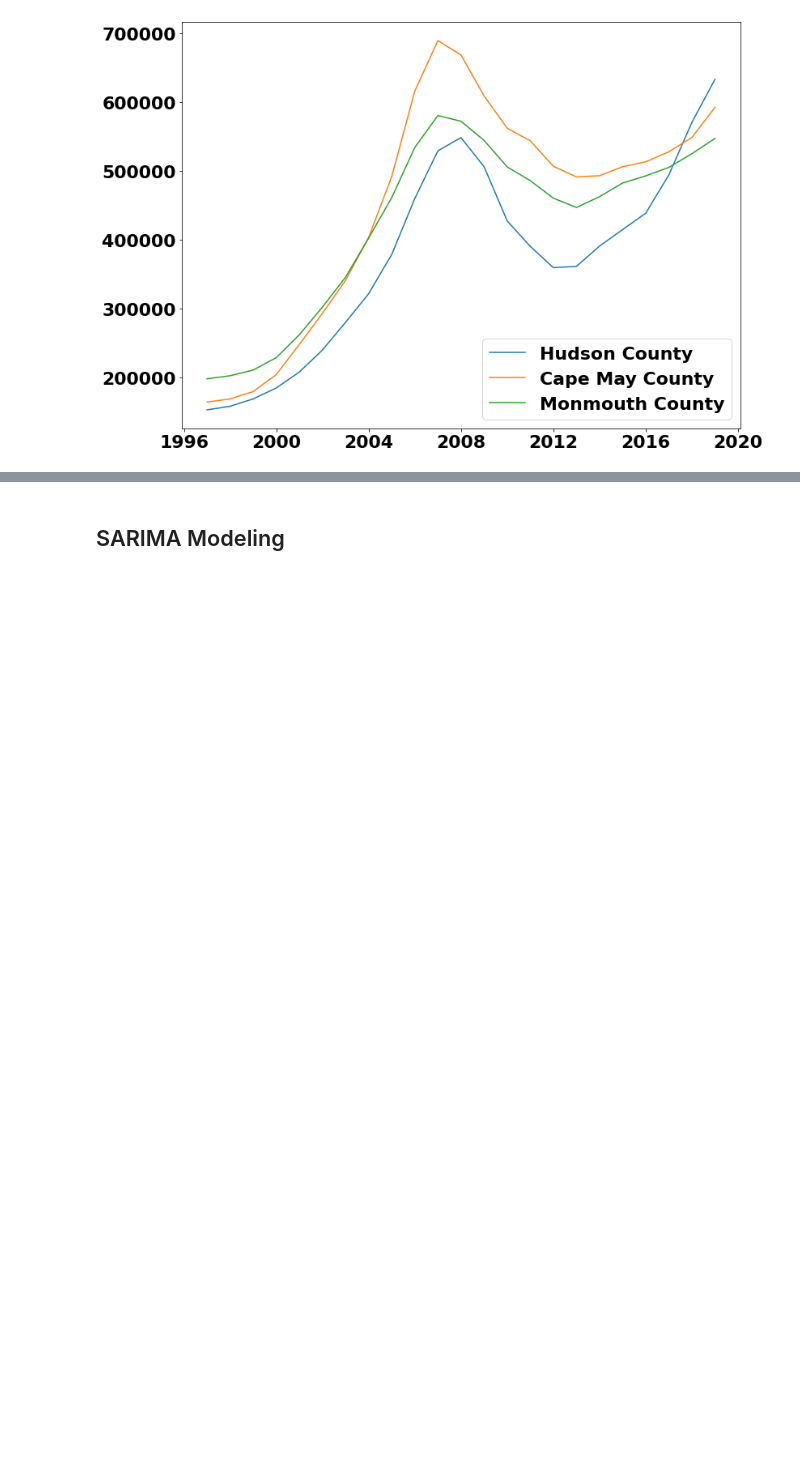
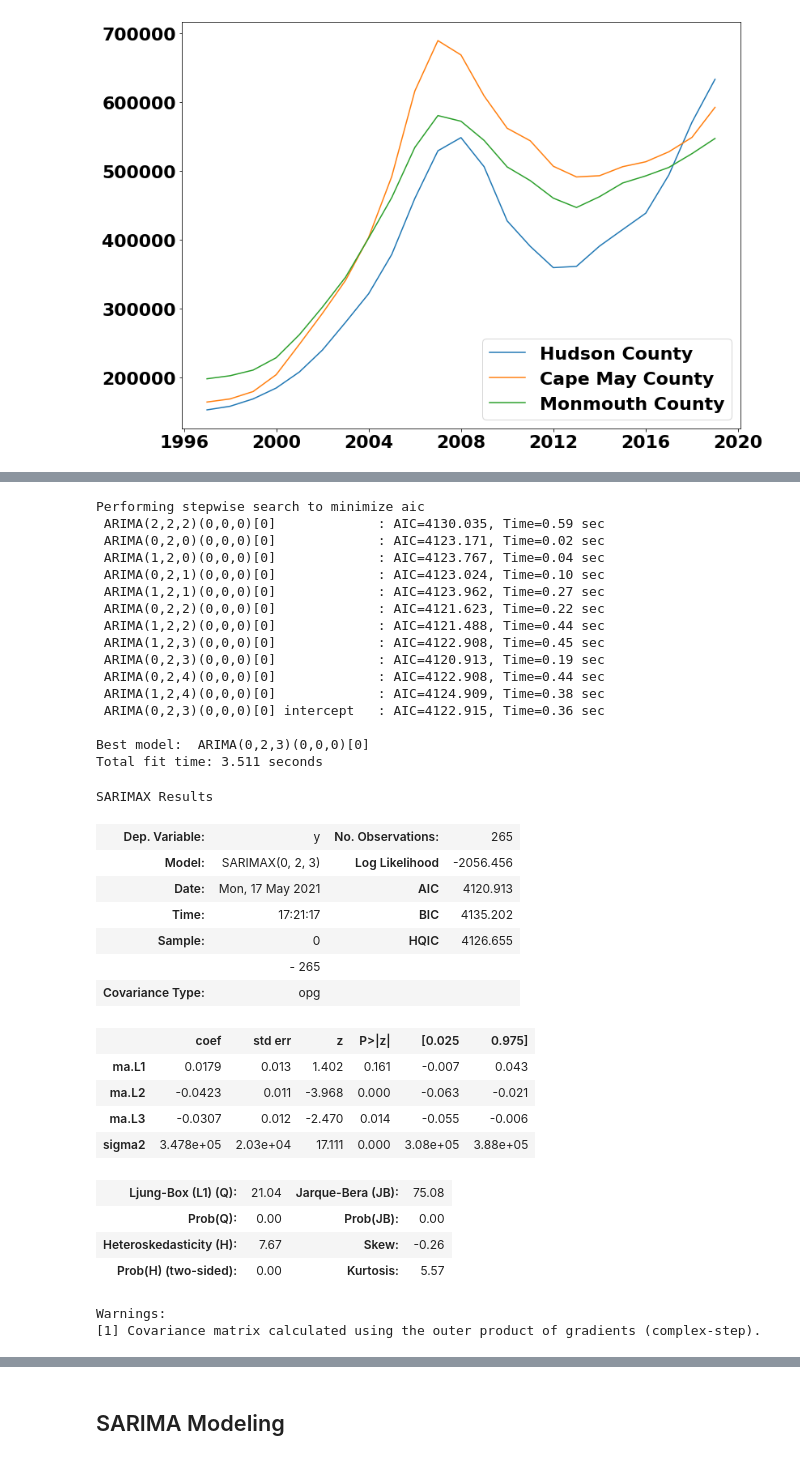
Before and after one commit to jmg0144/Zillow-Time-Series-Analysis, a Jupyter notebook: zillow-time-series-analysis.ipynb, the cells around one changed output, grey strips where cells are left out. Saved outputs shown, nothing was run; the diff lists cells and outputs as text; code cells hidden in the pictures; blank space fills up the shorter version.

```diff
--- a/zillow-time-series-analysis.ipynb
+++ b/zillow-time-series-analysis.ipynb
@@ -809,0 +859,38 @@ fig.tight_layout()
+# %%
+county_stepwise_fit(ocean_df)
+# %% [output]
+Performing stepwise search to minimize aic
+ ARIMA(2,2,2)(0,0,0)[0]             : AIC=4130.035, Time=0.59 sec
+ ARIMA(0,2,0)(0,0,0)[0]             : AIC=4123.171, Time=0.02 sec
+ ARIMA(1,2,0)(0,0,0)[0]             : AIC=4123.767, Time=0.04 sec
+ ARIMA(0,2,1)(0,0,0)[0]             : AIC=4123.024, Time=0.10 sec
+ ARIMA(1,2,1)(0,0,0)[0]             : AIC=4123.962, Time=0.27 sec
+ ARIMA(0,2,2)(0,0,0)[0]             : AIC=4121.623, Time=0.22 sec
+ ARIMA(1,2,2)(0,0,0)[0]             : AIC=4121.488, Time=0.44 sec
+ ARIMA(1,2,3)(0,0,0)[0]             : AIC=4122.908, Time=0.45 sec
+ ARIMA(0,2,3)(0,0,0)[0]             : AIC=4120.913, Time=0.19 sec
+ ARIMA(0,2,4)(0,0,0)[0]             : AIC=4122.908, Time=0.44 sec
+ ARIMA(1,2,4)(0,0,0)[0]             : AIC=4124.909, Time=0.38 sec
+ ARIMA(0,2,3)(0,0,0)[0] intercept   : AIC=4122.915, Time=0.36 sec
+
+Best model:  ARIMA(0,2,3)(0,0,0)[0]
+Total fit time: 3.511 seconds
+SARIMAX Results
+| Dep. Variable: | y | No. Observations: | 265 |
+| Model: | SARIMAX(0, 2, 3) | Log Likelihood | -2056.456 |
+| Date: | Mon, 17 May 2021 | AIC | 4120.913 |
+| Time: | 17:21:17 | BIC | 4135.202 |
+| Sample: | 0 | HQIC | 4126.655 |
+|  | - 265 |  |  |
+| Covariance Type: | opg |  |  |
+|  | coef | std err | z | P>|z| | [0.025 | 0.975] |
+| ma.L1 | 0.0179 | 0.013 | 1.402 | 0.161 | -0.007 | 0.043 |
+| ma.L2 | -0.0423 | 0.011 | -3.968 | 0.000 | -0.063 | -0.021 |
+| ma.L3 | -0.0307 | 0.012 | -2.470 | 0.014 | -0.055 | -0.006 |
+| sigma2 | 3.478e+05 | 2.03e+04 | 17.111 | 0.000 | 3.08e+05 | 3.88e+05 |
+| Ljung-Box (L1) (Q): | 21.04 | Jarque-Bera (JB): | 75.08 |
+| Prob(Q): | 0.00 | Prob(JB): | 0.00 |
+| Heteroskedasticity (H): | 7.67 | Skew: | -0.26 |
+| Prob(H) (two-sided): | 0.00 | Kurtosis: | 5.57 |
+Warnings:
+[1] Covariance matrix calculated using the outer product of gradients (complex-step).
```
Also changed, not shown: parts of 81 cells of this notebook.
